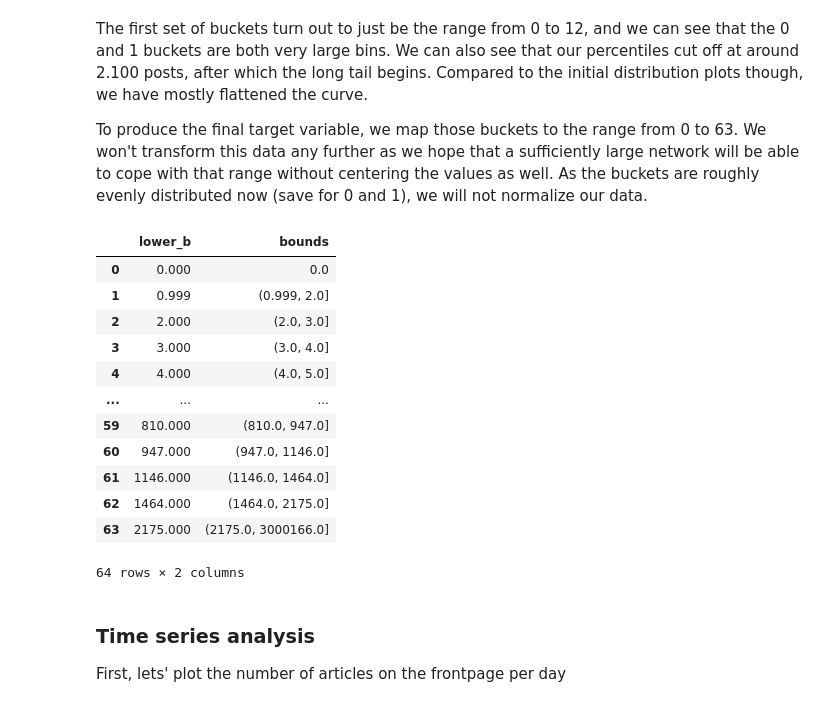
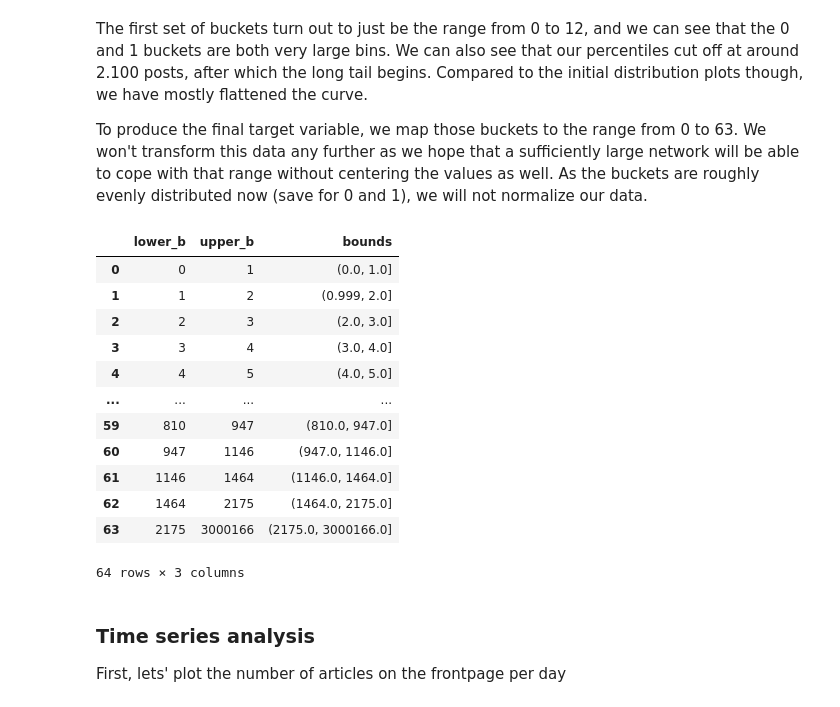
Before and after one commit to pastra98/AI_Lab, a Jupyter notebook: assignment/data_processing.ipynb, the cells around one changed output. Saved outputs shown, nothing was run; the diff lists cells and outputs as text; code cells hidden in the pictures.

```diff
--- a/assignment/data_processing.ipynb
+++ b/assignment/data_processing.ipynb
@@ -233,15 +233,19 @@ df.loc[nonzero, 'n_posts_percentile'] = pd.qcut(df.loc[nonzero, 'n_posts'], q=65
                                              duplicates='drop').astype(str)
 
 # Set the 0 posts to '0'
-df.loc[df['n_posts'] == 0, 'n_posts_percentile'] = '0.0'
+df.loc[df['n_posts'] == 0, 'n_posts_percentile'] = '(0.0, 1.0]'
 
 # extract the lower bound of the bins and convert to float
-lower_bound = df['n_posts_percentile'].value_counts().index.str.extract(r'(\d+\.\d+)').astype(float)
-s = pd.Series(df['n_posts_percentile'].value_counts().values, index=lower_bound[0])
+float_pattern = r'\d+\.\d+'
+bounds = df['n_posts_percentile'].value_counts().index.str.extract(
+    f'({float_pattern}), ({float_pattern})').astype(float)
+bounds = bounds.round().astype(int)
+
+s = pd.Series(df['n_posts_percentile'].value_counts().values, index=bounds[0])
 s.sort_index().plot(kind='bar', figsize=(10, 6))
 plt.xticks(fontsize=7)
 plt.title('Posts Percentiles')
 plt.tight_layout()
 plt.show()
-print(len(df['n_posts_percentile'].value_counts()))
+print(f'There are {len(df['n_posts_percentile'].value_counts())} buckets')
 # %% [output]
@@ -253,32 +257,33 @@ The first set of buckets turn out to just be the range from 0 to 12, and we can
 To produce the final target variable, we map those buckets to the range from 0 to 63. We won't transform this data any further as we hope that a sufficiently large network will be able to cope with that range without centering the values as well. As the buckets are roughly evenly distributed now (save for 0 and 1), we will not normalize our data.
 # %%
 target_map = pd.DataFrame({
-    'lower_b': lower_bound[0].values,
+    'lower_b': bounds[0],
+    'upper_b': bounds[1],
     'bounds': df['n_posts_percentile'].value_counts().index
 })
 
 target_map.sort_values(by='lower_b', inplace=True)
 target_map.reset_index(drop=True, inplace=True)
 
 # Map 'n_posts_percentile' to 'bounds' and assign the index of the matching row to 'target'
 df['target'] = df['n_posts_percentile'].map(target_map.reset_index().set_index('bounds')['index'])
 # save the target map
 target_map.to_csv('./data/target_map.csv', index=False)
 target_map
 # %% [output]
-|  | lower_b | bounds |
-| 0 | 0.000 | 0.0 |
-| 1 | 0.999 | (0.999, 2.0] |
-| 2 | 2.000 | (2.0, 3.0] |
-| 3 | 3.000 | (3.0, 4.0] |
-| 4 | 4.000 | (4.0, 5.0] |
-| ... | ... | ... |
-| 59 | 810.000 | (810.0, 947.0] |
-| 60 | 947.000 | (947.0, 1146.0] |
-| 61 | 1146.000 | (1146.0, 1464.0] |
-| 62 | 1464.000 | (1464.0, 2175.0] |
-| 63 | 2175.000 | (2175.0, 3000166.0] |
+|  | lower_b | upper_b | bounds |
+| 0 | 0 | 1 | (0.0, 1.0] |
+| 1 | 1 | 2 | (0.999, 2.0] |
+| 2 | 2 | 3 | (2.0, 3.0] |
+| 3 | 3 | 4 | (3.0, 4.0] |
+| 4 | 4 | 5 | (4.0, 5.0] |
+| ... | ... | ... | ... |
+| 59 | 810 | 947 | (810.0, 947.0] |
+| 60 | 947 | 1146 | (947.0, 1146.0] |
+| 61 | 1146 | 1464 | (1146.0, 1464.0] |
+| 62 | 1464 | 2175 | (1464.0, 2175.0] |
+| 63 | 2175 | 3000166 | (2175.0, 3000166.0] |
-64 rows × 2 columns
+64 rows × 3 columns
 # %% [markdown]
  ### Time series analysis
  First, lets' plot the number of articles on the frontpage per day
```
Also changed, not shown: parts of 1 cell of this notebook, 1 other file.
